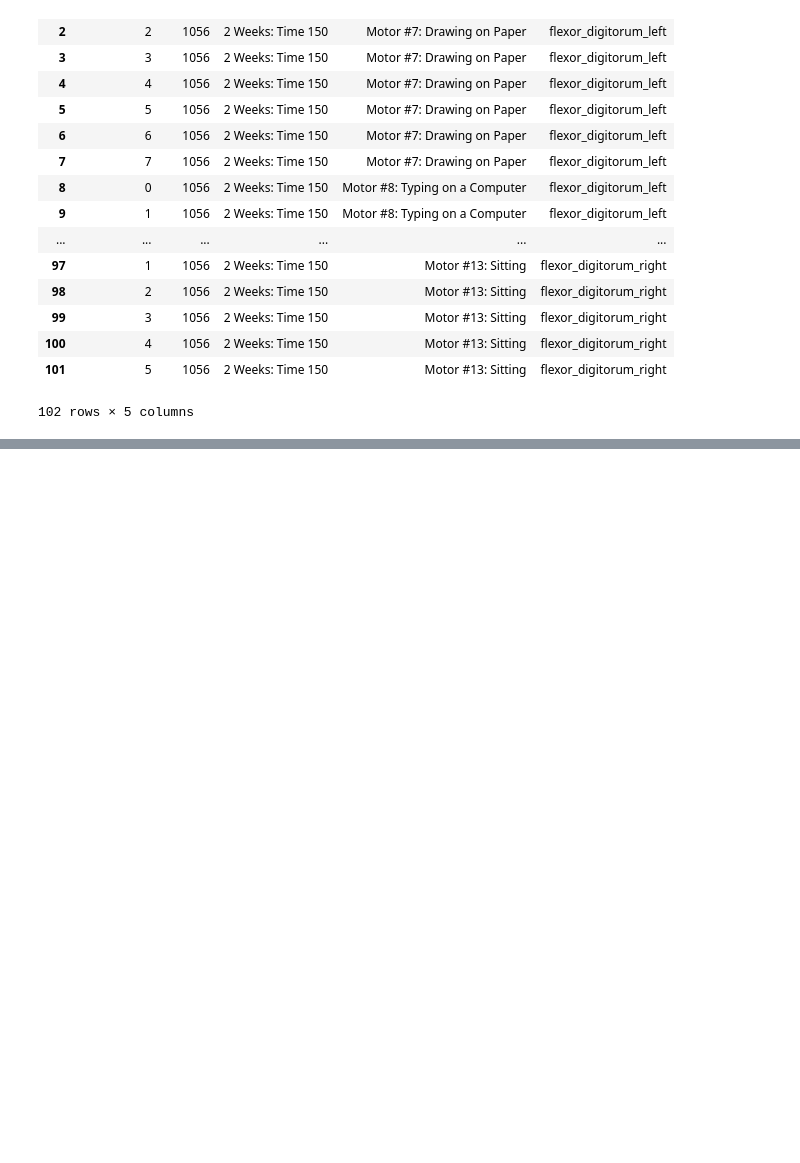
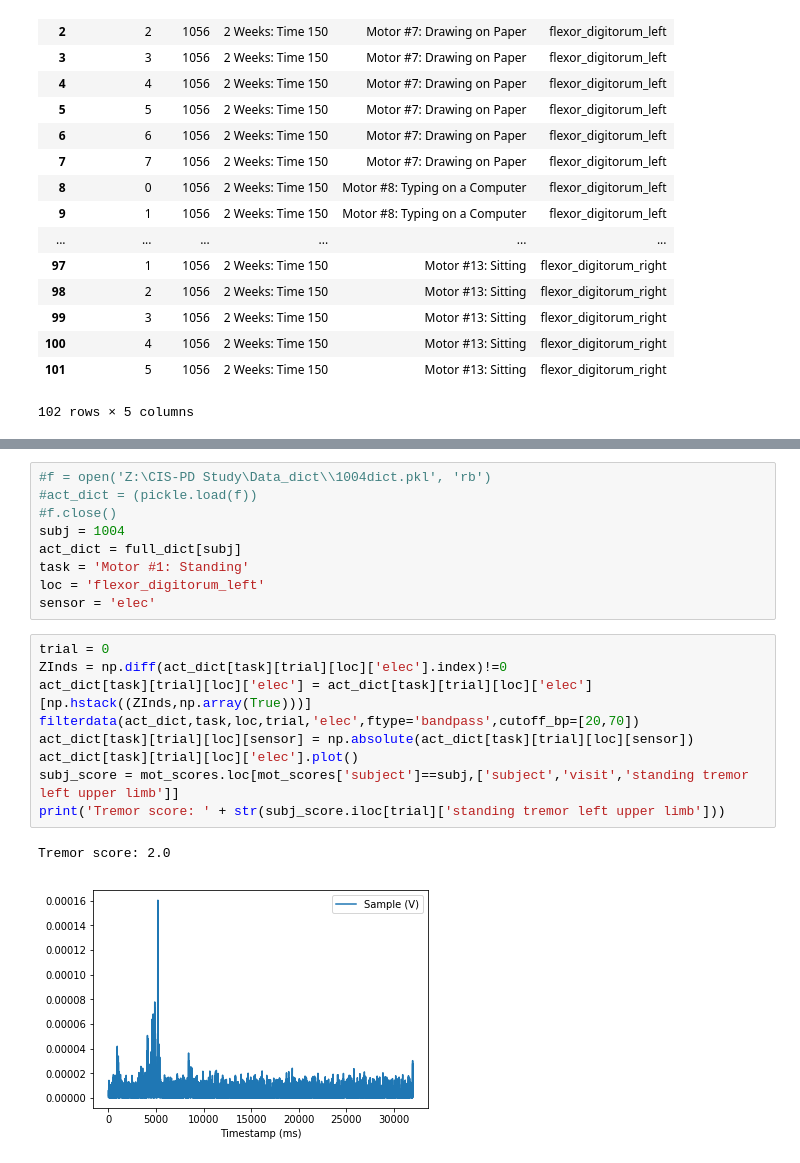
Before and after one commit to sanjeev-tv/CIS-PD, a Jupyter notebook: EMG Data.ipynb, the cells around one changed output, grey strips where cells are left out. Cells and saved outputs as stored; diff of their text form; blank space fills up the shorter version.

```diff
--- a/EMG Data.ipynb
+++ b/EMG Data.ipynb
@@ -483,0 +474,21 @@ ValueError: iAt based indexing can only have integer indexers
+# %%
+#f = open('Z:\CIS-PD Study\Data_dict\\1004dict.pkl', 'rb')
+#act_dict = (pickle.load(f))
+#f.close()
+subj = 1004
+act_dict = full_dict[subj]
+task = 'Motor #1: Standing'
+loc = 'flexor_digitorum_left'
+sensor = 'elec'
+# %%
+trial = 0
+ZInds = np.diff(act_dict[task][trial][loc]['elec'].index)!=0
+act_dict[task][trial][loc]['elec'] = act_dict[task][trial][loc]['elec'][np.hstack((ZInds,np.array(True)))]
+filterdata(act_dict,task,loc,trial,'elec',ftype='bandpass',cutoff_bp=[20,70])
+act_dict[task][trial][loc][sensor] = np.absolute(act_dict[task][trial][loc][sensor])
+act_dict[task][trial][loc]['elec'].plot()
+subj_score = mot_scores.loc[mot_scores['subject']==subj,['subject','visit','standing tremor left upper limb']]
+print('Tremor score: ' + str(subj_score.iloc[trial]['standing tremor left upper limb']))
+# %% [output]
+Tremor score: 2.0
+[figure, added]
```
Also changed, not shown: parts of 15 cells of this notebook, 7 other files.
